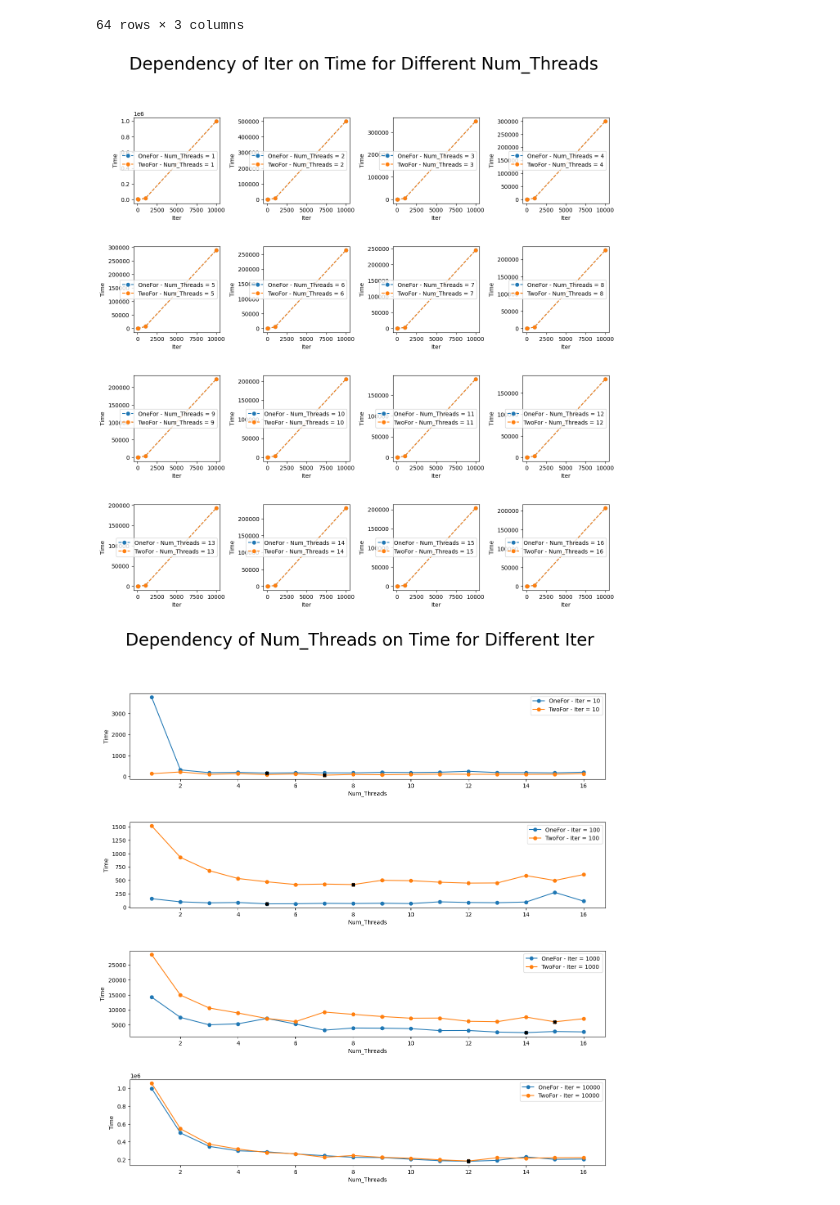
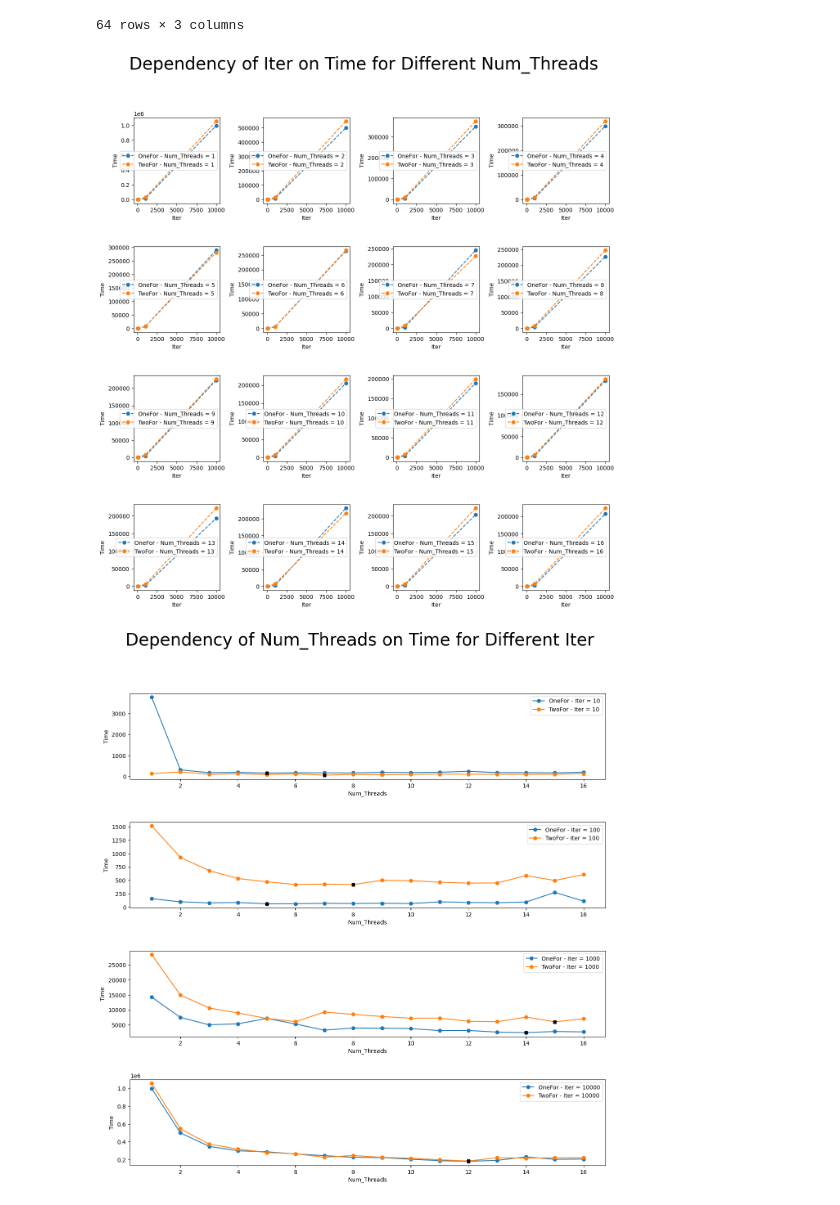
Before and after one commit to Mooncake911/OpenMP_Practice, a Jupyter notebook: matrix.ipynb, the cells around one changed output. Saved outputs shown, nothing was run; the diff lists cells and outputs as text; code cells hidden in the pictures.

```diff
--- a/matrix.ipynb
+++ b/matrix.ipynb
@@ -40,12 +40,12 @@ display(data_2)
 labels = ['OneFor', 'TwoFor']
 # %%
 thread_groups_1 = data_1.groupby('Num_Threads')
-thread_groups_2 = data_1.groupby('Num_Threads')
+thread_groups_2 = data_2.groupby('Num_Threads')
 
 thread_groups = [thread_groups_1, thread_groups_2]
 time_iter_plot(thread_groups, labels)
 # %% [output]
-[figure, old version]
+[figure, new version]
 # %%
 iter_groups_1 = data_1.groupby('Iter', as_index=False)
 iter_groups_2 = data_2.groupby('Iter', as_index=False)
```
Also changed, not shown: parts of 1 cell of this notebook.
